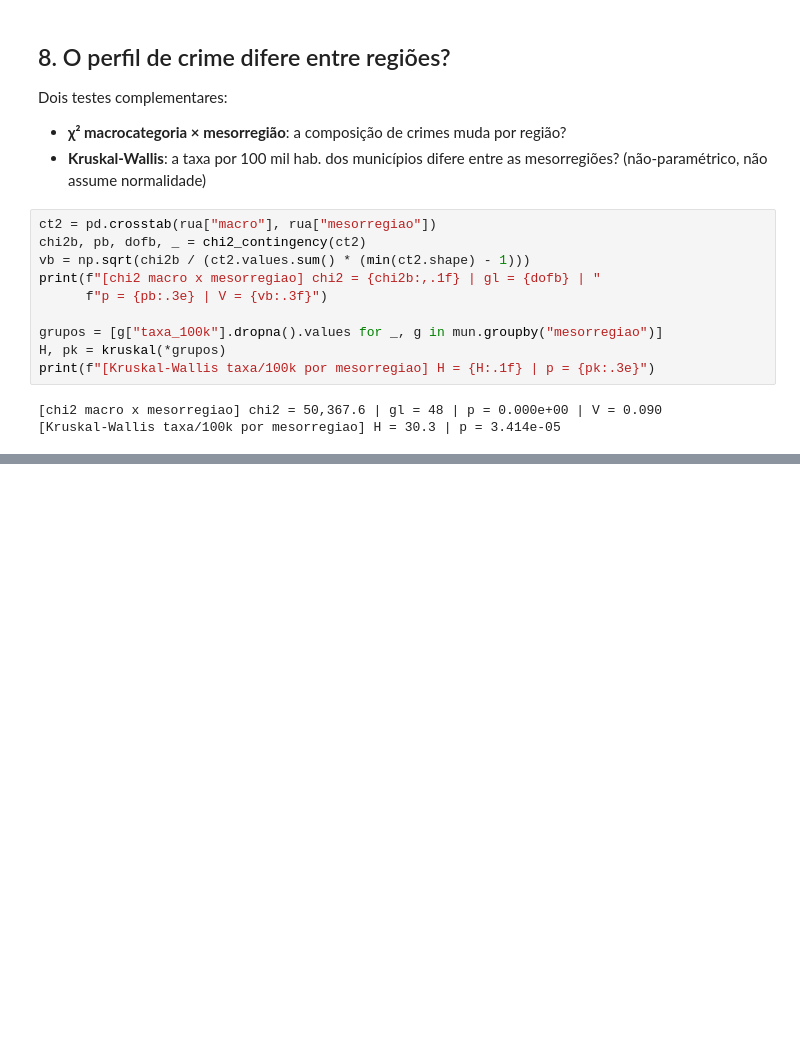
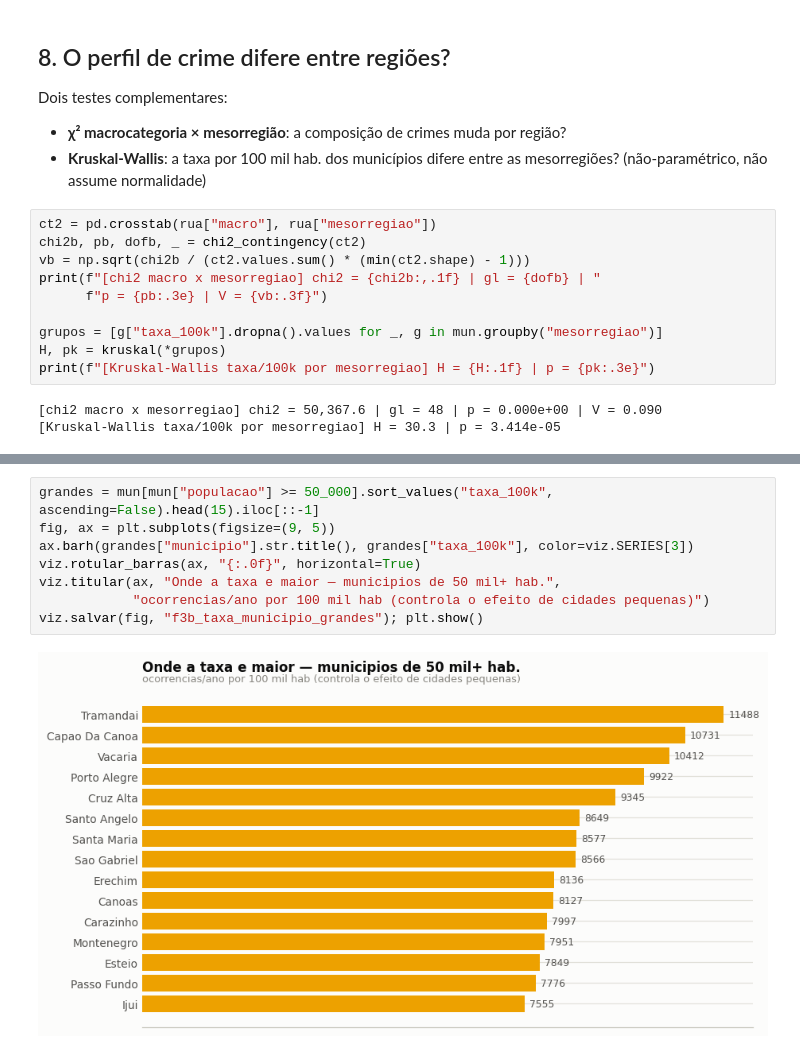
Before and after one commit to davifsouza648/trabalho-cd-criminalidade, a Jupyter notebook: notebooks/analise_criminalidade.ipynb, the cells around one changed output, grey strips where cells are left out. Saved outputs shown, nothing was run; the diff lists cells and outputs as text; blank space fills up the shorter version.

```diff
--- a/notebooks/analise_criminalidade.ipynb
+++ b/notebooks/analise_criminalidade.ipynb
@@ -213,0 +287,10 @@ a ressalva Z")_
+# %%
+grandes = mun[mun["populacao"] >= 50_000].sort_values("taxa_100k", ascending=False).head(15).iloc[::-1]
+fig, ax = plt.subplots(figsize=(9, 5))
+ax.barh(grandes["municipio"].str.title(), grandes["taxa_100k"], color=viz.SERIES[3])
+viz.rotular_barras(ax, "{:.0f}", horizontal=True)
+viz.titular(ax, "Onde a taxa e maior — municipios de 50 mil+ hab.",
+            "ocorrencias/ano por 100 mil hab (controla o efeito de cidades pequenas)")
+viz.salvar(fig, "f3b_taxa_municipio_grandes"); plt.show()
+# %% [output]
+[figure, added]
```
Also changed, not shown: parts of 7 cells of this notebook, 11 other files.
